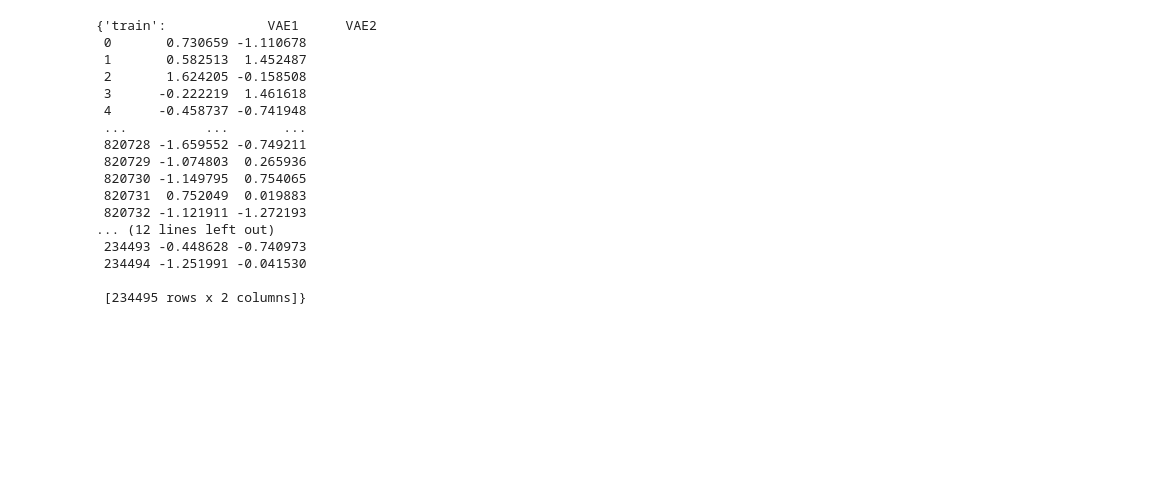
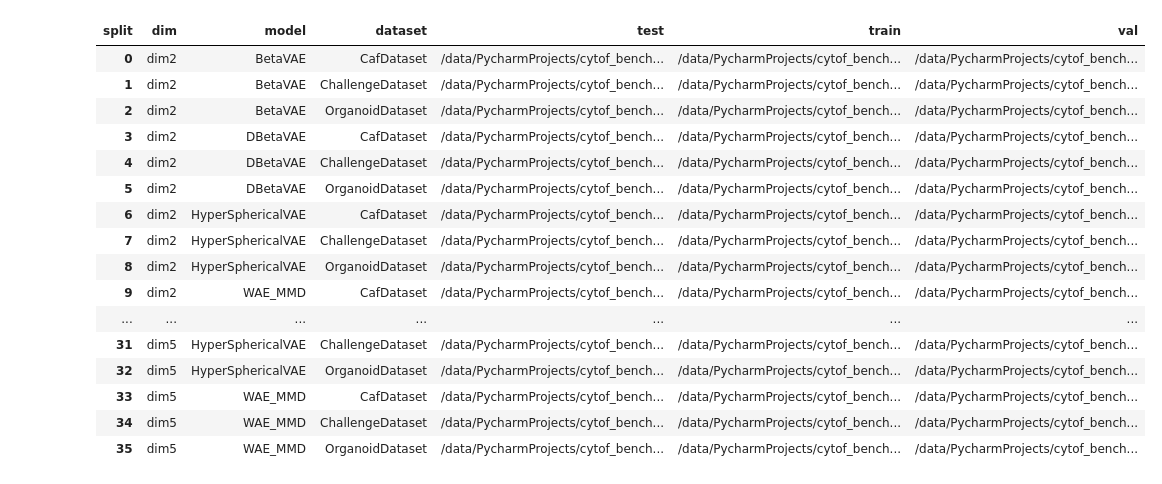
Before and after one commit to YegorGalkin/cytof_benchmark, a Jupyter notebook: plots/classifier_performance.ipynb, the cells around one changed output. Saved outputs shown, nothing was run; the diff lists cells and outputs as text; code cells hidden in the pictures; blank space fills up the shorter version.

Commit message:
Data exploration and analysis plots

```diff
--- a/plots/classifier_performance.ipynb
+++ b/plots/classifier_performance.ipynb
@@ -1,7 +1,9 @@
 # %%
 import glob
 
+import pandas as pd
+
 bench_dir = "/data/PycharmProjects/cytof_benchmark/results/latent_data/"
-latent_files = glob.glob(bench_dir + "*_latent.csv")
+latent_files = glob.glob(bench_dir + "*/*/*/*.csv")
 latent_files
 # %% [output]
@@ -25,15 +26,0 @@ latent_files
-# %%
-import pandas as pd
-
-latent_dict = dict()
-for latent_file in latent_files:
-    filename = latent_file.split('/')[-1]
-    dataset_name = filename.split('_')[0]
-    split = filename.split('_')[-2]
-    model_name = filename.split('_',maxsplit=1)[1].removesuffix('_latent.csv').removesuffix('_val').removesuffix('_train')
-    print(dataset_name,model_name,split)
-    if dataset_name not in latent_dict:
-        latent_dict[dataset_name]=dict()
-    if model_name not in latent_dict[dataset_name]:
-        latent_dict[dataset_name][model_name]=dict()
-    latent_dict[dataset_name][model_name][split]= pd.read_csv(latent_file,index_col=0)
@@ -58,20 +27,36 @@ OrganoidDataset BetaVAE val
-# %%
-latent_dict['OrganoidDataset']['BetaVAE']
-# %% [output]
-{'train':             VAE1      VAE2
- 0       0.730659 -1.110678
- 1       0.582513  1.452487
- 2       1.624205 -0.158508
- 3      -0.222219  1.461618
- 4      -0.458737 -0.741948
- ...          ...       ...
- 820728 -1.659552 -0.749211
- 820729 -1.074803  0.265936
- 820730 -1.149795  0.754065
- 820731  0.752049  0.019883
- 820732 -1.121911 -1.272193
-... (12 lines left out)
- 234493 -0.448628 -0.740973
- 234494 -1.251991 -0.041530
-
- [234495 rows x 2 columns]}
+# %%
+import pandas as pd
+
+latent_list = list()
+for latent_file in latent_files:
+    split = latent_file.split('/')[-1].removesuffix('.csv')
+    dataset_name = latent_file.split('/')[-2]
+    model_name = latent_file.split('/')[-3]
+    dim = latent_file.split('/')[-4]
+    latent_list.append((dim,model_name,dataset_name,split,latent_file))
+
+latent_data =  pd.pivot(
+    pd.DataFrame(latent_list,columns=['dim','model','dataset','split','file']),
+    index=['dim','model','dataset'],
+    columns='split',
+    values='file'
+).reset_index()
+latent_data
+# %% [output]
+| split | dim | model | dataset | test | train | val |
+| 0 | dim2 | BetaVAE | CafDataset | /data/PycharmProjects/cytof_bench... | /data/PycharmProjects/cytof_bench... | /data/PycharmProjects/cytof_bench... |
+| 1 | dim2 | BetaVAE | ChallengeDataset | /data/PycharmProjects/cytof_bench... | /data/PycharmProjects/cytof_bench... | /data/PycharmProjects/cytof_bench... |
+| 2 | dim2 | BetaVAE | OrganoidDataset | /data/PycharmProjects/cytof_bench... | /data/PycharmProjects/cytof_bench... | /data/PycharmProjects/cytof_bench... |
+| 3 | dim2 | DBetaVAE | CafDataset | /data/PycharmProjects/cytof_bench... | /data/PycharmProjects/cytof_bench... | /data/PycharmProjects/cytof_bench... |
+| 4 | dim2 | DBetaVAE | ChallengeDataset | /data/PycharmProjects/cytof_bench... | /data/PycharmProjects/cytof_bench... | /data/PycharmProjects/cytof_bench... |
+| 5 | dim2 | DBetaVAE | OrganoidDataset | /data/PycharmProjects/cytof_bench... | /data/PycharmProjects/cytof_bench... | /data/PycharmProjects/cytof_bench... |
+| 6 | dim2 | HyperSphericalVAE | CafDataset | /data/PycharmProjects/cytof_bench... | /data/PycharmProjects/cytof_bench... | /data/PycharmProjects/cytof_bench... |
+| 7 | dim2 | HyperSphericalVAE | ChallengeDataset | /data/PycharmProjects/cytof_bench... | /data/PycharmProjects/cytof_bench... | /data/PycharmProjects/cytof_bench... |
+| 8 | dim2 | HyperSphericalVAE | OrganoidDataset | /data/PycharmProjects/cytof_bench... | /data/PycharmProjects/cytof_bench... | /data/PycharmProjects/cytof_bench... |
+| 9 | dim2 | WAE_MMD | CafDataset | /data/PycharmProjects/cytof_bench... | /data/PycharmProjects/cytof_bench... | /data/PycharmProjects/cytof_bench... |
+| ... | ... | ... | ... | ... | ... | ... |
+| 31 | dim5 | HyperSphericalVAE | ChallengeDataset | /data/PycharmProjects/cytof_bench... | /data/PycharmProjects/cytof_bench... | /data/PycharmProjects/cytof_bench... |
+| 32 | dim5 | HyperSphericalVAE | OrganoidDataset | /data/PycharmProjects/cytof_bench... | /data/PycharmProjects/cytof_bench... | /data/PycharmProjects/cytof_bench... |
+| 33 | dim5 | WAE_MMD | CafDataset | /data/PycharmProjects/cytof_bench... | /data/PycharmProjects/cytof_bench... | /data/PycharmProjects/cytof_bench... |
+| 34 | dim5 | WAE_MMD | ChallengeDataset | /data/PycharmProjects/cytof_bench... | /data/PycharmProjects/cytof_bench... | /data/PycharmProjects/cytof_bench... |
+| 35 | dim5 | WAE_MMD | OrganoidDataset | /data/PycharmProjects/cytof_bench... | /data/PycharmProjects/cytof_bench... | /data/PycharmProjects/cytof_bench... |
```
Also changed, not shown: parts of 24 cells of this notebook, 8 other files.
